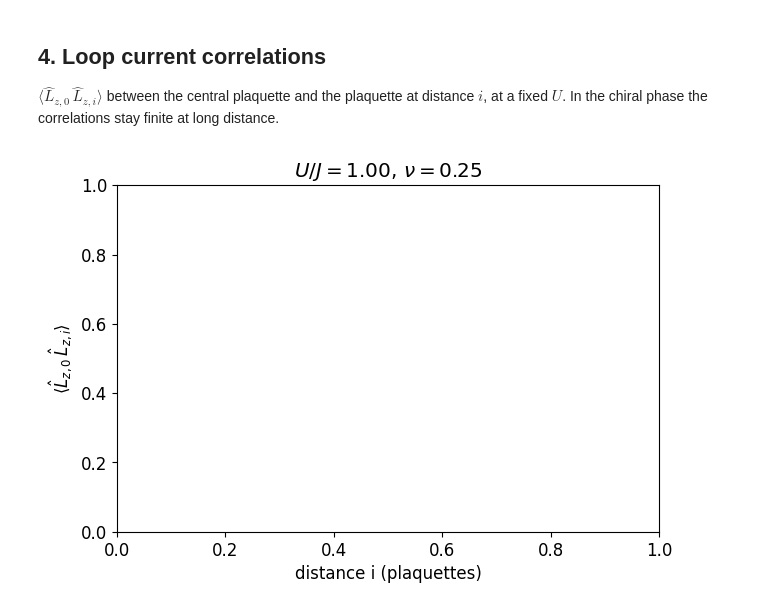
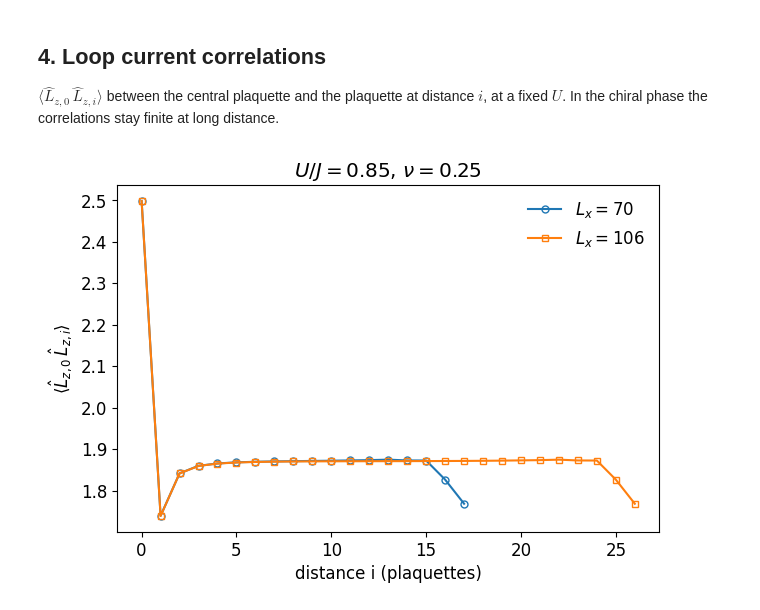
Before and after one commit to mlanaro/dmrg-piflux-ladder, a Jupyter notebook: analysis/dmrg_analysis.ipynb, the cells around one changed output. Saved outputs shown, nothing was run; the diff lists cells and outputs as text; code cells hidden in the pictures.

```diff
--- a/analysis/dmrg_analysis.ipynb
+++ b/analysis/dmrg_analysis.ipynb
@@ -185,22 +185,22 @@ else:
 
 $\langle \hat L_{z,0}\,\hat L_{z,i}\rangle$ between the central plaquette and the plaquette at distance $i$, at a fixed $U$. In the chiral phase the correlations stay finite at long distance.
 # %%
-U_corr = 1.0       # one of the U values of the scan
+U_corr = 0.85       # one of the U values of the scan
 
 fig, ax = pl.subplots(figsize=(7, 4.5))
 for Lx in Lx_list:
     folder = os.path.join(DATA_DIR, f'results_nu{nu}', f'Lx{Lx}', 'Lz_corr')
     files = [f for f in glob(os.path.join(folder, f'Lz_corrL{Lx}_*_maxdim{maxdim}_cutoff{cutoff:.0e}.txt'))
              if np.isclose(U_from_filename(f), U_corr)]
     if not files:
         continue
     data = np.loadtxt(files[0])
     corr = data[:, 1]
     ax.plot(np.arange(len(corr)), corr, marker=marker_dict[Lx], markersize=5, fillstyle='none', label=fr'$L_x={Lx}$')
 ax.set_xlabel('distance i (plaquettes)')
 ax.set_ylabel(r'$\langle \hat L_{z,0}\,\hat L_{z,i} \rangle$')
 ax.set_title(fr'$U/J = {U_corr:.2f}$, $\nu = {nu}$')
 ax.legend(frameon=False)
 pl.show()
 # %% [output]
-[figure, old version]
+[figure, new version]
```
